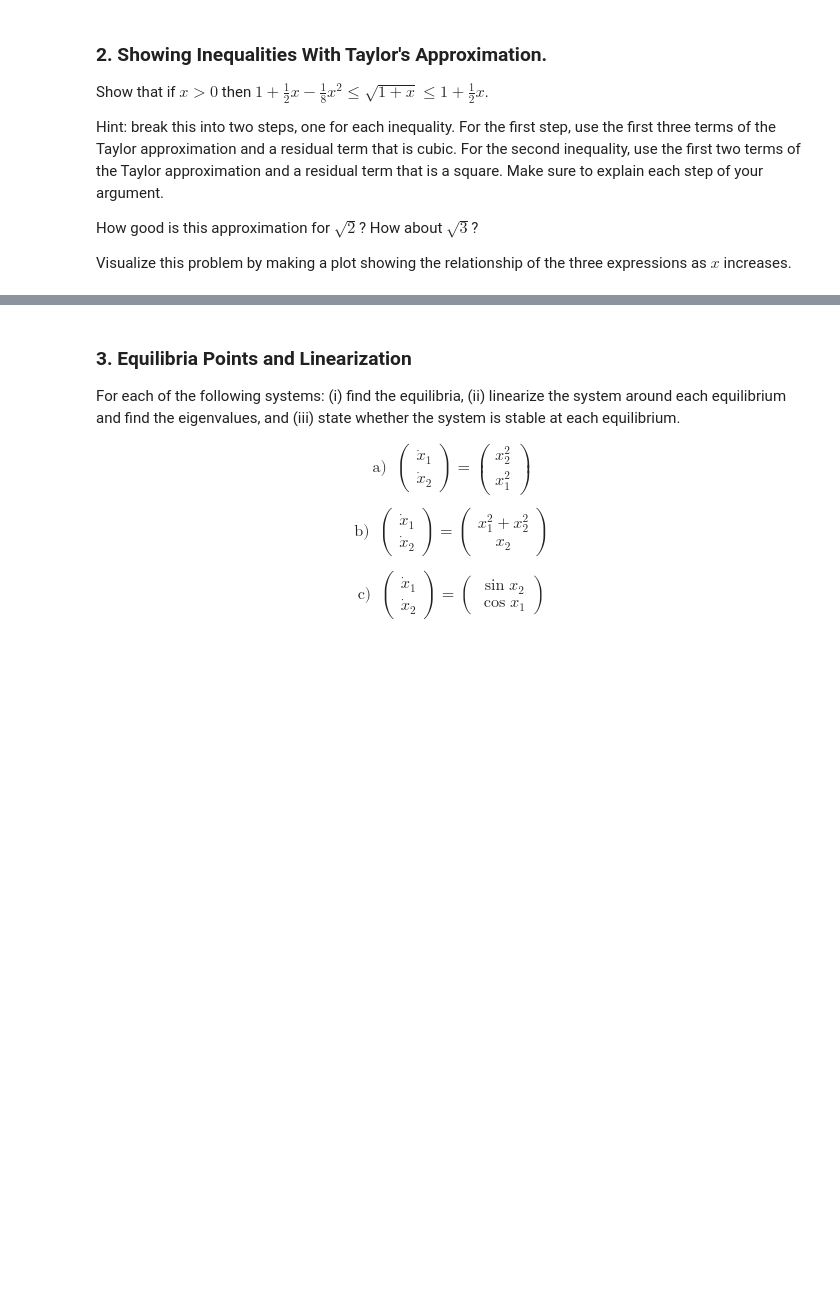
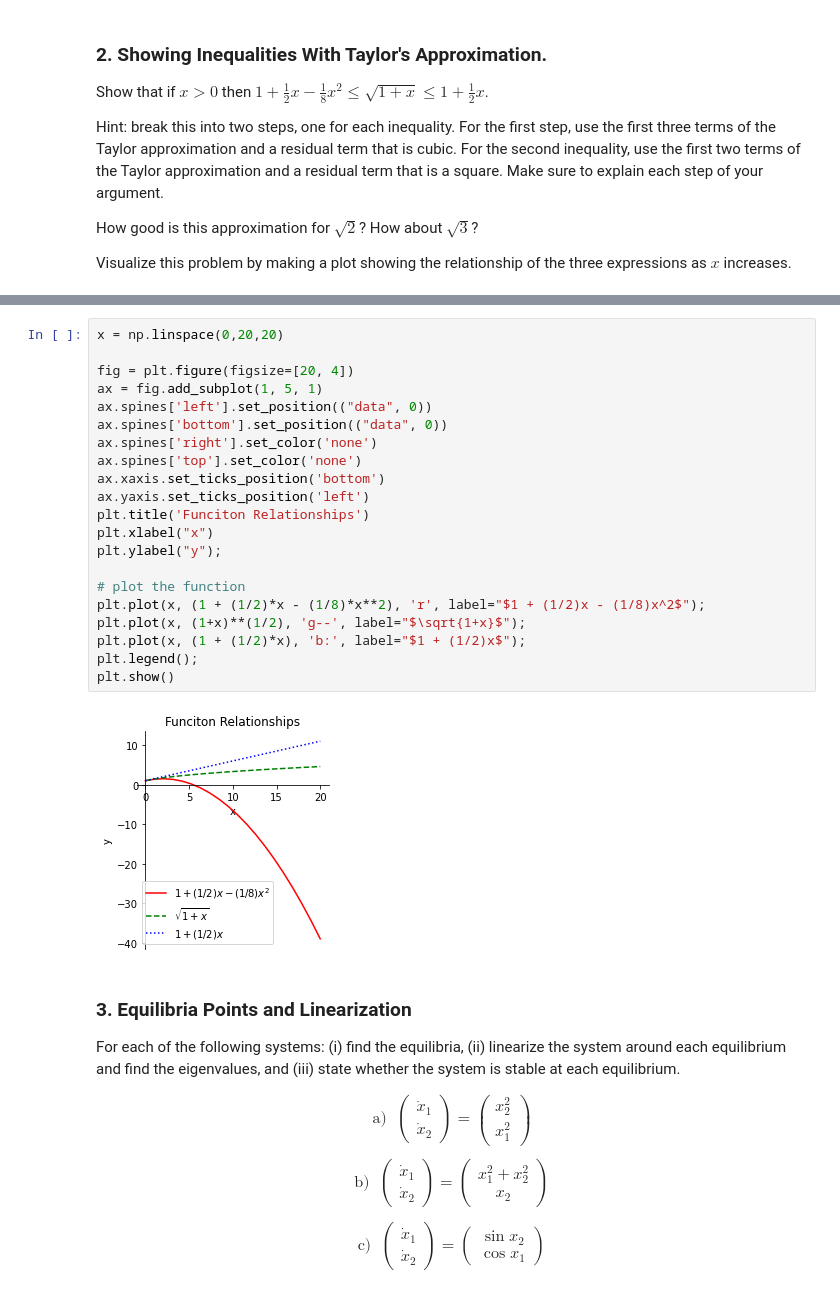
Before and after one commit to jwc0mbs3/eep502, a Jupyter notebook: combs_HW_05_DiffEq_Due_11_14.ipynb, the cells around one changed output, grey strips where cells are left out. Saved outputs shown, nothing was run; the diff lists cells and outputs as text; blank space fills up the shorter version.

```diff
--- a/combs_HW_05_DiffEq_Due_11_14.ipynb
+++ b/combs_HW_05_DiffEq_Due_11_14.ipynb
@@ -55,3 +110,26 @@ Visualize this problem by making a plot showing the relationship of the three ex
+# %%
+x = np.linspace(0,20,20)
+
+fig = plt.figure(figsize=[20, 4])
+ax = fig.add_subplot(1, 5, 1)
+ax.spines['left'].set_position(("data", 0))
+ax.spines['bottom'].set_position(("data", 0))
+ax.spines['right'].set_color('none')
+ax.spines['top'].set_color('none')
+ax.xaxis.set_ticks_position('bottom')
+ax.yaxis.set_ticks_position('left')
+plt.title('Funciton Relationships')
+plt.xlabel("x")
+plt.ylabel("y");
+
+# plot the function
+plt.plot(x, (1 + (1/2)*x - (1/8)*x**2), 'r', label="$1 + (1/2)x - (1/8)x^2$");
+plt.plot(x, (1+x)**(1/2), 'g--', label="$\sqrt{1+x}$");
+plt.plot(x, (1 + (1/2)*x), 'b:', label="$1 + (1/2)x$");
+plt.legend();
+plt.show()
+# %% [output]
+[figure, added]
 # %% [markdown]
 ### 3. Equilibria Points and Linearization
 
```
Also changed, not shown: parts of 8 cells of this notebook.
